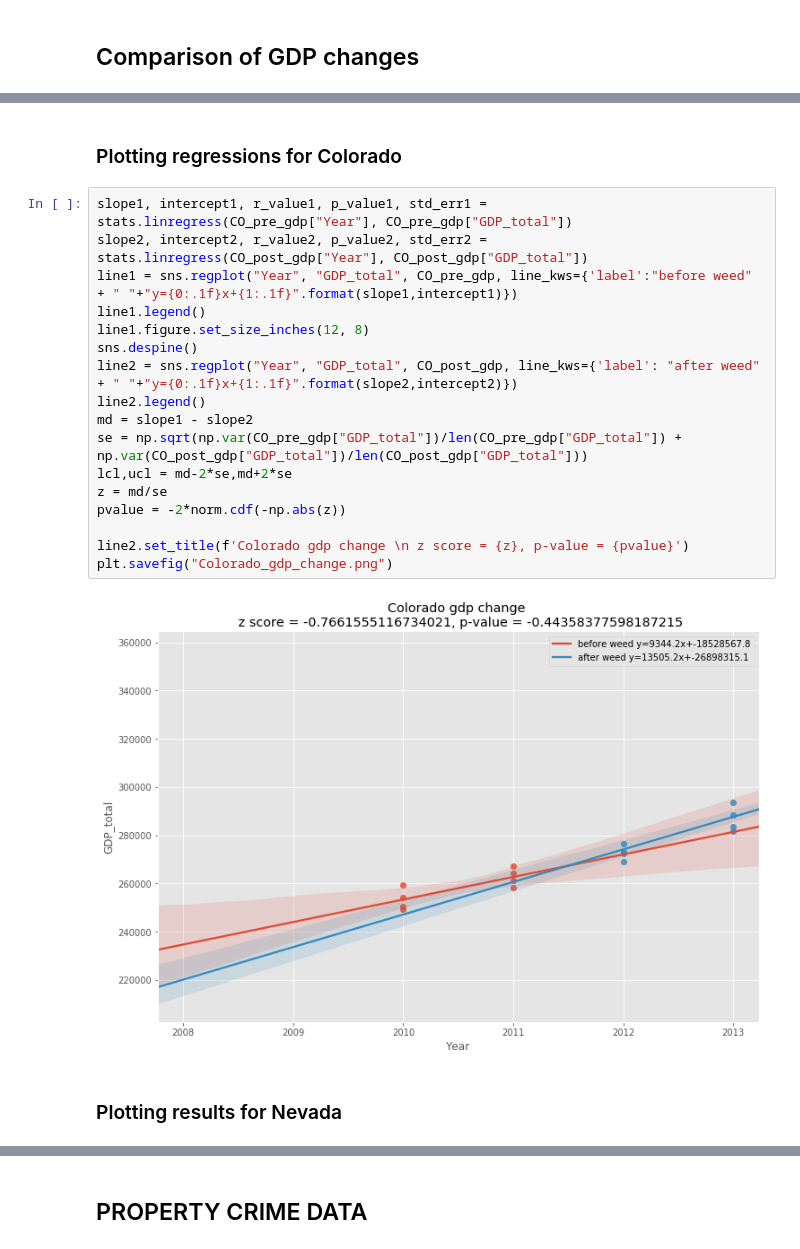
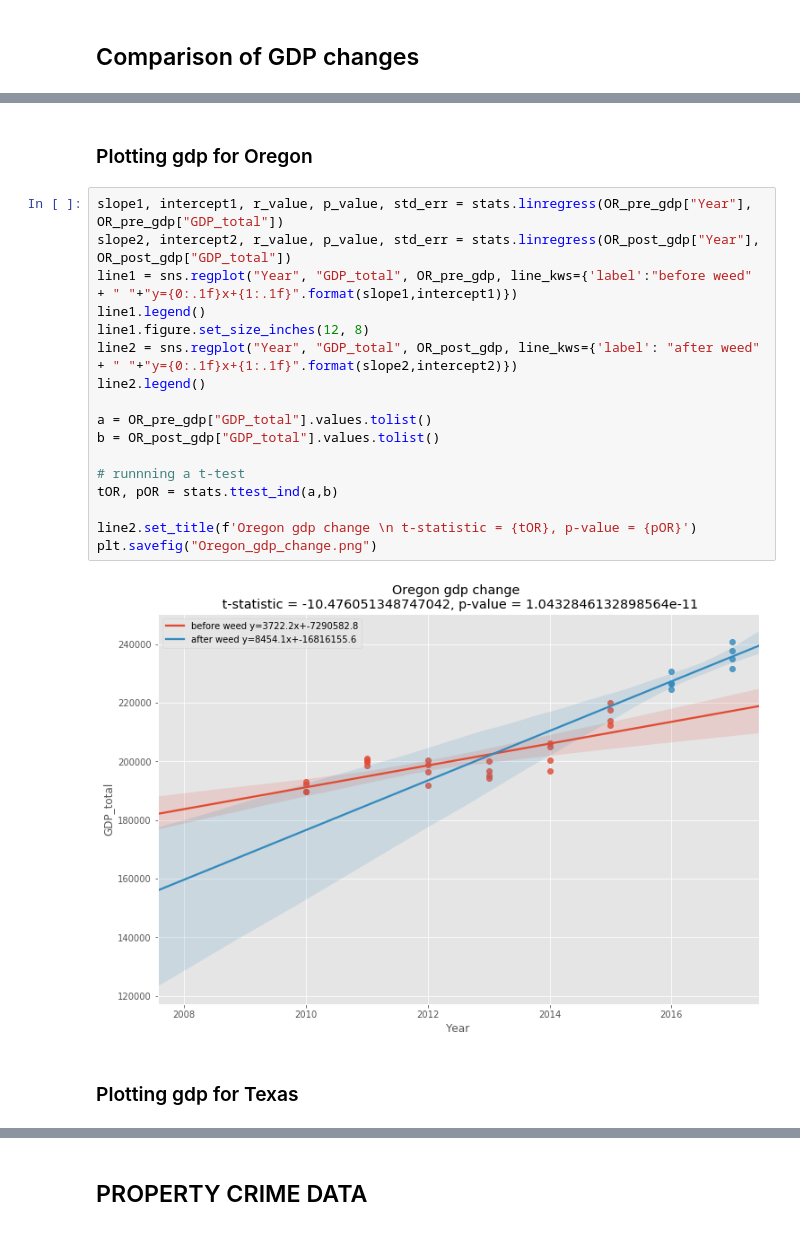
Before and after one commit to bowielh/Project2_Group1, a Jupyter notebook: Statistical Analysis.ipynb, the cells around one changed output, grey strips where cells are left out. Saved outputs shown, nothing was run; the diff lists cells and outputs as text.

```diff
--- a/Statistical Analysis.ipynb
+++ b/Statistical Analysis.ipynb
@@ -294,24 +251,24 @@ plt.savefig("California_gdp_change.png")
 # %% [markdown]
-### Plotting regressions for Colorado
+### Plotting gdp for Oregon
 # %%
-slope1, intercept1, r_value1, p_value1, std_err1 = stats.linregress(CO_pre_gdp["Year"], CO_pre_gdp["GDP_total"])
-slope2, intercept2, r_value2, p_value2, std_err2 = stats.linregress(CO_post_gdp["Year"], CO_post_gdp["GDP_total"])
-line1 = sns.regplot("Year", "GDP_total", CO_pre_gdp, line_kws={'label':"before weed" + " "+"y={0:.1f}x+{1:.1f}".format(slope1,intercept1)})
+slope1, intercept1, r_value, p_value, std_err = stats.linregress(OR_pre_gdp["Year"], OR_pre_gdp["GDP_total"])
+slope2, intercept2, r_value, p_value, std_err = stats.linregress(OR_post_gdp["Year"], OR_post_gdp["GDP_total"])
+line1 = sns.regplot("Year", "GDP_total", OR_pre_gdp, line_kws={'label':"before weed" + " "+"y={0:.1f}x+{1:.1f}".format(slope1,intercept1)})
 line1.legend()
 line1.figure.set_size_inches(12, 8)
-sns.despine()
-line2 = sns.regplot("Year", "GDP_total", CO_post_gdp, line_kws={'label': "after weed" + " "+"y={0:.1f}x+{1:.1f}".format(slope2,intercept2)})
+line2 = sns.regplot("Year", "GDP_total", OR_post_gdp, line_kws={'label': "after weed" + " "+"y={0:.1f}x+{1:.1f}".format(slope2,intercept2)})
 line2.legend()
-md = slope1 - slope2
-se = np.sqrt(np.var(CO_pre_gdp["GDP_total"])/len(CO_pre_gdp["GDP_total"]) + np.var(CO_post_gdp["GDP_total"])/len(CO_post_gdp["GDP_total"]))
-lcl,ucl = md-2*se,md+2*se
-z = md/se
-pvalue = -2*norm.cdf(-np.abs(z))
 
-line2.set_title(f'Colorado gdp change \n z score = {z}, p-value = {pvalue}')
-plt.savefig("Colorado_gdp_change.png")
+a = OR_pre_gdp["GDP_total"].values.tolist()
+b = OR_post_gdp["GDP_total"].values.tolist()
+
+# runnning a t-test
+tOR, pOR = stats.ttest_ind(a,b)
+
+line2.set_title(f'Oregon gdp change \n t-statistic = {tOR}, p-value = {pOR}')
+plt.savefig("Oregon_gdp_change.png")
 # %% [output]
-[figure, old version]
+[figure, new version]
 # %% [markdown]
-### Plotting results for Nevada
+### Plotting gdp for Texas
 # %%
```
Also changed, not shown: parts of 28 cells of this notebook, 9 other files.
